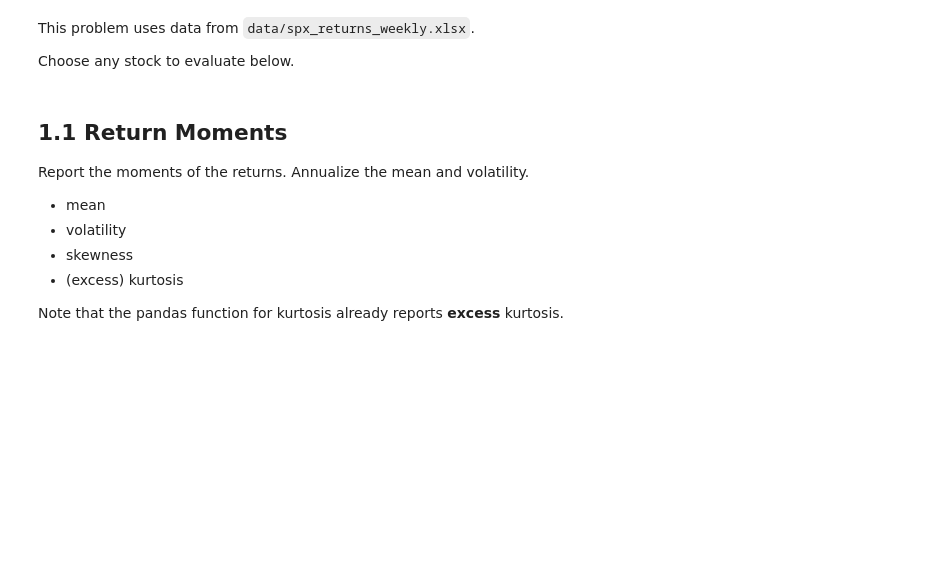
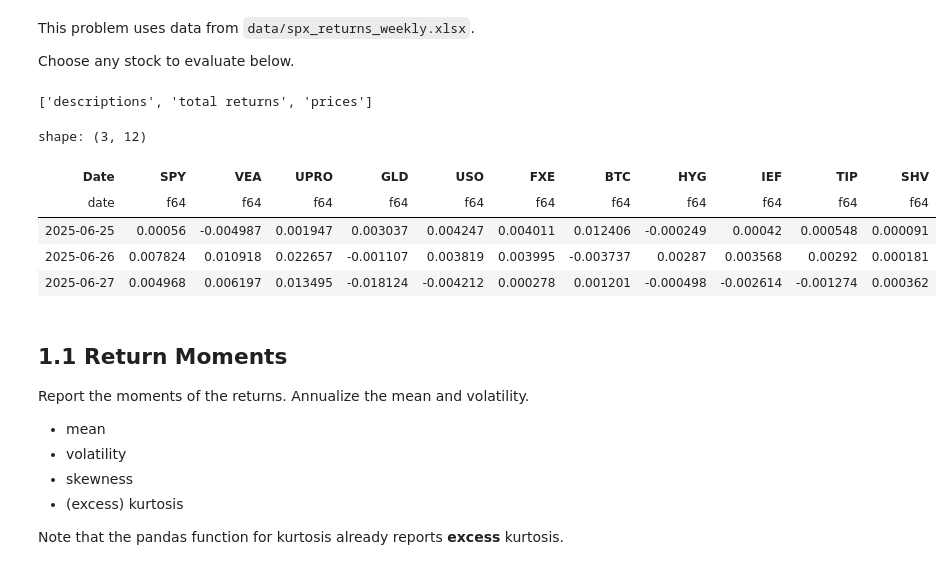
Before and after one commit to dafuzhu-uchi/finm-367, a Jupyter notebook: assignment/hw1/hw1_exe_risk_metrics.ipynb, the cells around one changed output. Drawn from its saved outputs; the diff is of its cells as text; code cells hidden in the pictures; blank space fills up the shorter version.

```diff
--- a/assignment/hw1/hw1_exe_risk_metrics.ipynb
+++ b/assignment/hw1/hw1_exe_risk_metrics.ipynb
@@ -6,3 +6,14 @@
 This problem uses data from `data/spx_returns_weekly.xlsx`.
 
 Choose any stock to evaluate below.
+# %%
+import polars as pl
+import math
+from openpyxl import load_workbook
+from pathlib import Path
+from typing import List, Dict
+import altair as alt
+
+DATA_PATH = Path.cwd().parents[1] / "data"
+FILE_PATH = DATA_PATH / "risk_etf_data.xlsx"
+FREQ = 252
@@ -9,3 +26,17 @@ Choose any stock to evaluate below.
+# %%
+print_sheetname(FILE_PATH)
+# %% [output]
+['descriptions', 'total returns', 'prices']
+# %%
+df = pl.read_excel(FILE_PATH, sheet_name="total returns")
+df.tail(3)
+# %% [output]
+shape: (3, 12)
+| Date | SPY | VEA | UPRO | GLD | USO | FXE | BTC | HYG | IEF | TIP | SHV |
+| date | f64 | f64 | f64 | f64 | f64 | f64 | f64 | f64 | f64 | f64 | f64 |
+| 2025-06-25 | 0.00056 | -0.004987 | 0.001947 | 0.003037 | 0.004247 | 0.004011 | 0.012406 | -0.000249 | 0.00042 | 0.000548 | 0.000091 |
+| 2025-06-26 | 0.007824 | 0.010918 | 0.022657 | -0.001107 | 0.003819 | 0.003995 | -0.003737 | 0.00287 | 0.003568 | 0.00292 | 0.000181 |
+| 2025-06-27 | 0.004968 | 0.006197 | 0.013495 | -0.018124 | -0.004212 | 0.000278 | 0.001201 | -0.000498 | -0.002614 | -0.001274 | 0.000362 |
 # %% [markdown]
 ## 1.1 Return Moments
 
```
Also changed, not shown: parts of 17 cells of this notebook, 2 other files.
